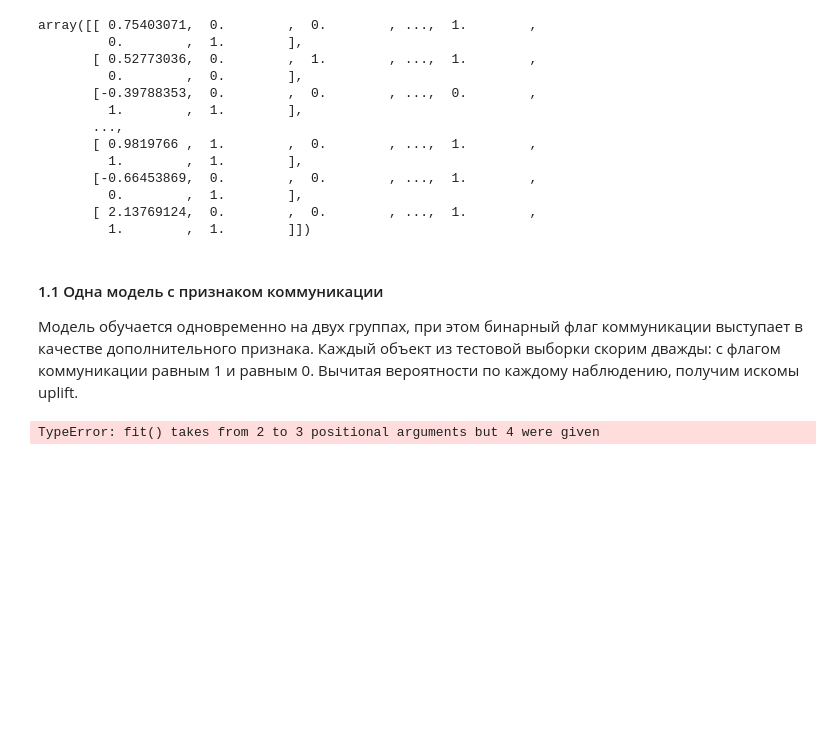
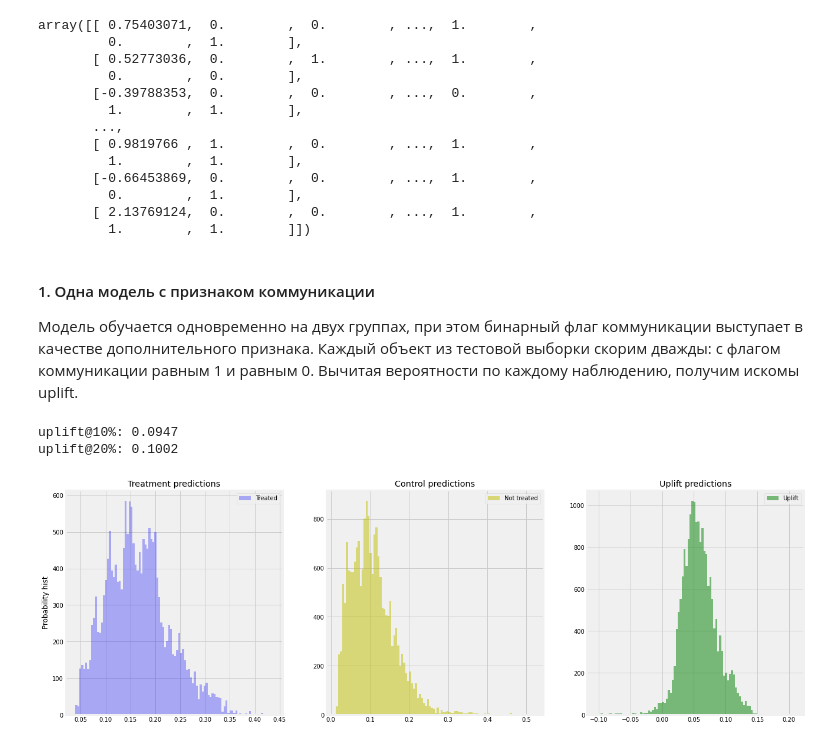
Before and after one commit to YuliaOv22/dsinbusiness16112021, a Jupyter notebook: HW4_UpliftModeling.ipynb, the cells around one changed output. Drawn from its saved outputs; the diff is of its cells as text; code cells hidden in the pictures; blank space fills up the shorter version.

```diff
--- a/HW4_UpliftModeling.ipynb
+++ b/HW4_UpliftModeling.ipynb
@@ -53,7 +47,7 @@ class ColumnSelector(BaseEstimator, TransformerMixin):
     """
     Transformer to select a single column from the data frame to perform additional transformations on
     """
-    def __init__(self, key, *args, **kwargs):
+    def __init__(self, key):
         self.key = key
 
     def fit(self, X, y=None):
@@ -123,12 +117,15 @@ df['treatment'].value_counts()
 1    42694
 0    21306
 Name: treatment, dtype: int64
+# %%
+df['zip_code'] = df['zip_code'].astype(str)
+df['channel'] = df['channel'].astype(str)
 # %%
 features = df.columns[:-2]
-target = df.columns[-1:]
-treatment = df.columns[-2:-1]
+target = df['target']
+treatment = df['treatment']
 
-X_train, X_test, treat_train, y_train, y_test, treat_test = train_test_split(df[features], df[target], df[treatment], test_size=0.3, random_state=42)
+X_train, X_test, y_train, y_test, treat_train, treat_test = train_test_split(df[features], target, treatment, test_size=0.3, random_state=42)
 # %%
 X_train.head(3)
 # %% [output]
@@ -206,3 +203,8 @@ array([[ 0.75403071,  0.        ,  0.        , ...,  1.        ,
          0.        ,  1.        ],
        [ 2.13769124,  0.        ,  0.        , ...,  1.        ,
          1.        ,  1.        ]])
+# %%
+# Сводная таблица по моделям
+table_comp = pd.DataFrame({'Model': [],
+                           'uplift@10%': [],
+                           'uplift@20%': []})
@@ -209,28 +225,30 @@ array([[ 0.75403071,  0.        ,  0.        , ...,  1.        ,
 # %% [markdown]
-#### 1.1 Одна модель с признаком коммуникации
+#### 1. Одна модель с признаком коммуникации
 Модель обучается одновременно на двух группах, при этом бинарный флаг коммуникации выступает в качестве дополнительного признака. Каждый объект из тестовой выборки скорим дважды: с флагом коммуникации равным 1 и равным 0. Вычитая вероятности по каждому наблюдению, получим искомы uplift.
 # %%
-# добавим модель
+# Добавим модель
 uplift_sm = Pipeline([
     ('features', feats),
-    ('uplift_model', SoloModel(CatBoostClassifier(iterations=20, thread_count=3, random_state=42, silent=True))),
-])
+    ('uplift_model', SoloModel(CatBoostClassifier(iterations=20, random_state=42, silent=True)))])
 
-# обучим пайплайн на тренировочном датасете
-uplift_sm.fit(X_train, y_train, treat_train)
+# Обучим пайплайн на тренировочном датасете
+uplift_sm = uplift_sm.fit(X_train, y_train, uplift_model__treatment=treat_train)
 y_preds_uplift_sm = uplift_sm.predict(X_test)
 
-sm_score = uplift_at_k(y_true=y_test, uplift=y_preds_uplift_sm, treatment=treat_test, strategy='by_group', k=0.1)
-print(f'uplift@10%: {sm_score:.4f}')
+uplift_sm_score_10 = uplift_at_k(y_true=y_test, uplift=y_preds_uplift_sm, treatment=treat_test, strategy='by_group', k=0.1)
+uplift_sm_score_20 = uplift_at_k(y_true=y_test, uplift=y_preds_uplift_sm, treatment=treat_test, strategy='by_group', k=0.2)
+print(f'uplift@10%: {uplift_sm_score_10:.4f}\nuplift@20%: {uplift_sm_score_20:.4f}')
 
-table_comp.loc[0] = ['SoloModel', sm_score]
+table_comp.loc[0] = ['SoloModel', uplift_sm_score_10, uplift_sm_score_20]
 
 # Получим условные вероятности выполнения целевого действия при взаимодействии для каждого объекта
-sm_trmnt_preds = sm.trmnt_preds_
+sm_trmnt_preds = uplift_sm[1].trmnt_preds_
 # И условные вероятности выполнения целевого действия без взаимодействия для каждого объекта
-sm_ctrl_preds = sm.ctrl_preds_
+sm_ctrl_preds = uplift_sm[1].ctrl_preds_
 
 # Отрисуем распределения вероятностей и их разность (uplift)
 plot_uplift_preds(trmnt_preds=sm_trmnt_preds, ctrl_preds=sm_ctrl_preds);
 # %% [output]
-TypeError: fit() takes from 2 to 3 positional arguments but 4 were given
+uplift@10%: 0.0947
+uplift@20%: 0.1002
+[figure, added]
```
Also changed, not shown: parts of 17 cells of this notebook, 7 other files.
